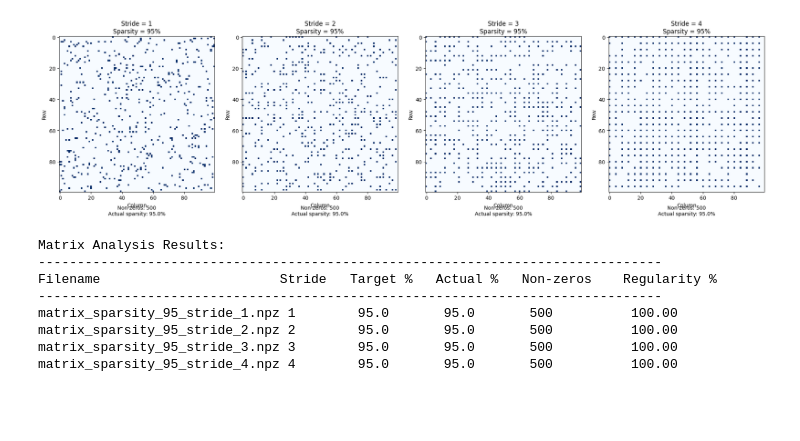
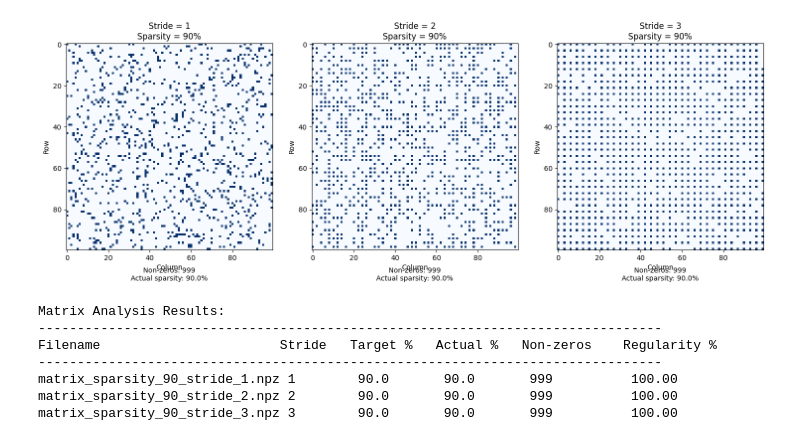
Before and after one commit to Turixen/mlir_reasearch, a Jupyter notebook: jupiter/MatrixViewer.ipynb, the cells around one changed output. Cells and saved outputs as stored; diff of their text form; code cells hidden in the pictures; blank space fills up the shorter version.

```diff
--- a/jupiter/MatrixViewer.ipynb
+++ b/jupiter/MatrixViewer.ipynb
@@ -141,7 +141,7 @@ def visualize_sparse_matrices(matrix_dir="../matrices_2", sparsity=80, output_fi
 # %%
 fig, results = visualize_sparse_matrices(
     matrix_dir="../matrices",  # Path to your matrix files directory
-    sparsity=95,               # Sparsity level to compare (80%)
+    sparsity=90,               # Sparsity level to compare
     output_file='stride_comparison.png'           # filename to save the figure
 )
 # %% [output]
@@ -149,9 +150,8 @@ Found 4 matrices to visualize
-[figure, old version]
+[figure, new version]
 Matrix Analysis Results:
 --------------------------------------------------------------------------------
 Filename                       Stride   Target %   Actual %   Non-zeros    Regularity %
 --------------------------------------------------------------------------------
-matrix_sparsity_95_stride_1.npz 1        95.0       95.0       500          100.00
-matrix_sparsity_95_stride_2.npz 2        95.0       95.0       500          100.00
-matrix_sparsity_95_stride_3.npz 3        95.0       95.0       500          100.00
-matrix_sparsity_95_stride_4.npz 4        95.0       95.0       500          100.00
+matrix_sparsity_90_stride_1.npz 1        90.0       90.0       999          100.00
+matrix_sparsity_90_stride_2.npz 2        90.0       90.0       999          100.00
+matrix_sparsity_90_stride_3.npz 3        90.0       90.0       999          100.00
```
Also changed, not shown: parts of 1 cell of this notebook, 19 other files.
